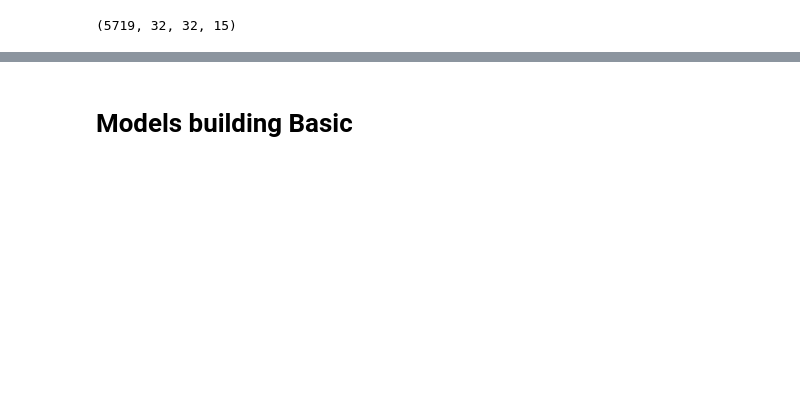
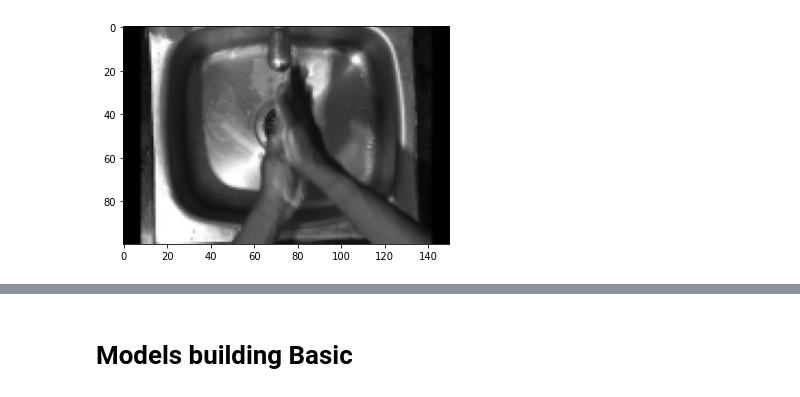
Before and after one commit to 1abhi5hek1Shukla/handWashing, a Jupyter notebook: development_2.ipynb, the cells around one changed output, grey strips where cells are left out. Cells and saved outputs as stored; diff of their text form; code cells hidden in the pictures; blank space fills up the shorter version.

```diff
--- a/development_2.ipynb
+++ b/development_2.ipynb
@@ -83,6 +84,8 @@ y_data = np.array(y_labels)
+# %%
+displayPlt(x_set[3][:,:,0])
+# %% [output]
+[figure, added]
 # %%
 numOfSamples = len(x_data)
 # %%
-x_data.shape
+from sklearn.model_selection import train_test_split
-# %% [output]
-(5719, 32, 32, 15)
```
Also changed, not shown: parts of 16 cells of this notebook, 4 other files.
